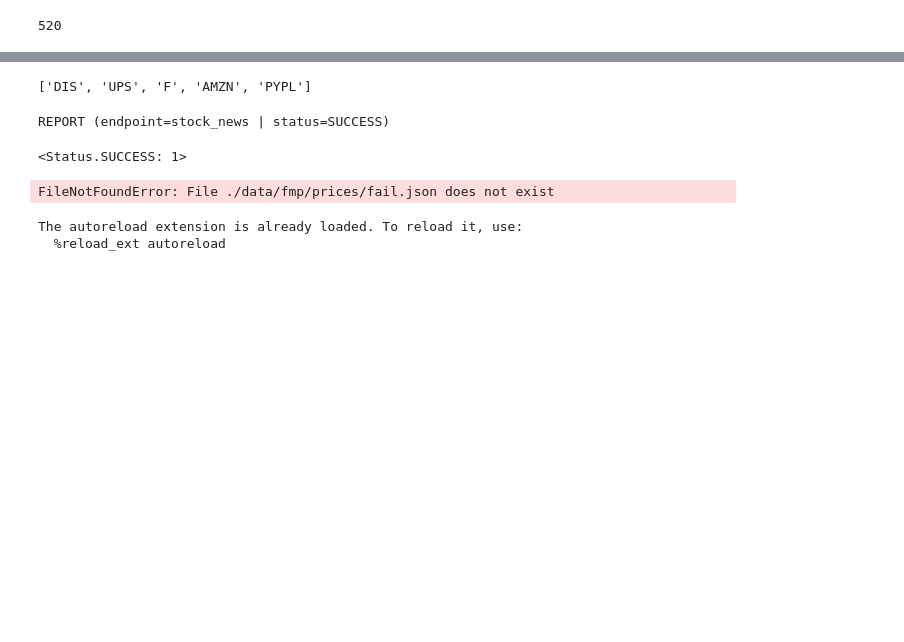
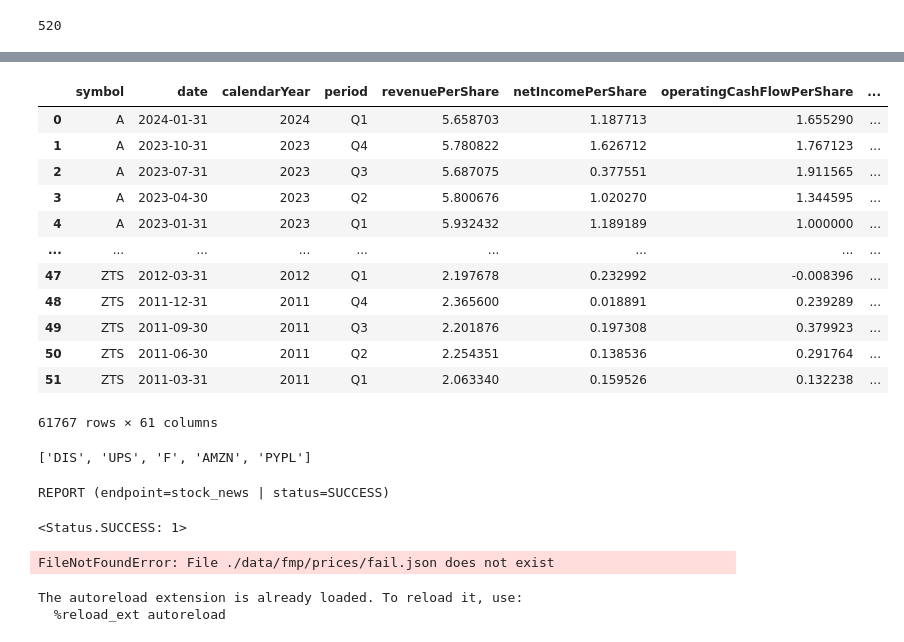
Before and after one commit to halaction/finformer, a Jupyter notebook: finformer-data.ipynb, the cells around one changed output, grey strips where cells are left out. Saved outputs shown, nothing was run; the diff lists cells and outputs as text; code cells hidden in the pictures; blank space fills up the shorter version.

```diff
--- a/finformer-data.ipynb
+++ b/finformer-data.ipynb
@@ -132,3 +221,19 @@ len(tickers)
+# %%
+dataset.metrics
+# %% [output]
+|  | symbol | date | calendarYear | period | revenuePerShare | netIncomePerShare | operatingCashFlowPerShare | ... |
+| 0 | A | 2024-01-31 | 2024 | Q1 | 5.658703 | 1.187713 | 1.655290 | ... |
+| 1 | A | 2023-10-31 | 2023 | Q4 | 5.780822 | 1.626712 | 1.767123 | ... |
+| 2 | A | 2023-07-31 | 2023 | Q3 | 5.687075 | 0.377551 | 1.911565 | ... |
+| 3 | A | 2023-04-30 | 2023 | Q2 | 5.800676 | 1.020270 | 1.344595 | ... |
+| 4 | A | 2023-01-31 | 2023 | Q1 | 5.932432 | 1.189189 | 1.000000 | ... |
+| ... | ... | ... | ... | ... | ... | ... | ... | ... |
+| 47 | ZTS | 2012-03-31 | 2012 | Q1 | 2.197678 | 0.232992 | -0.008396 | ... |
+| 48 | ZTS | 2011-12-31 | 2011 | Q4 | 2.365600 | 0.018891 | 0.239289 | ... |
+| 49 | ZTS | 2011-09-30 | 2011 | Q3 | 2.201876 | 0.197308 | 0.379923 | ... |
+| 50 | ZTS | 2011-06-30 | 2011 | Q2 | 2.254351 | 0.138536 | 0.291764 | ... |
+| 51 | ZTS | 2011-03-31 | 2011 | Q1 | 2.063340 | 0.159526 | 0.132238 | ... |
+61767 rows × 61 columns
 # %%
 failed_tickers_path = os.path.join(FMP_DIR, 'news/fail.json')
 failed_tickers = pd.read_json(failed_tickers_path)['failed_tickers'].tolist()
```
Also changed, not shown: parts of 18 cells of this notebook, 2 other files.
